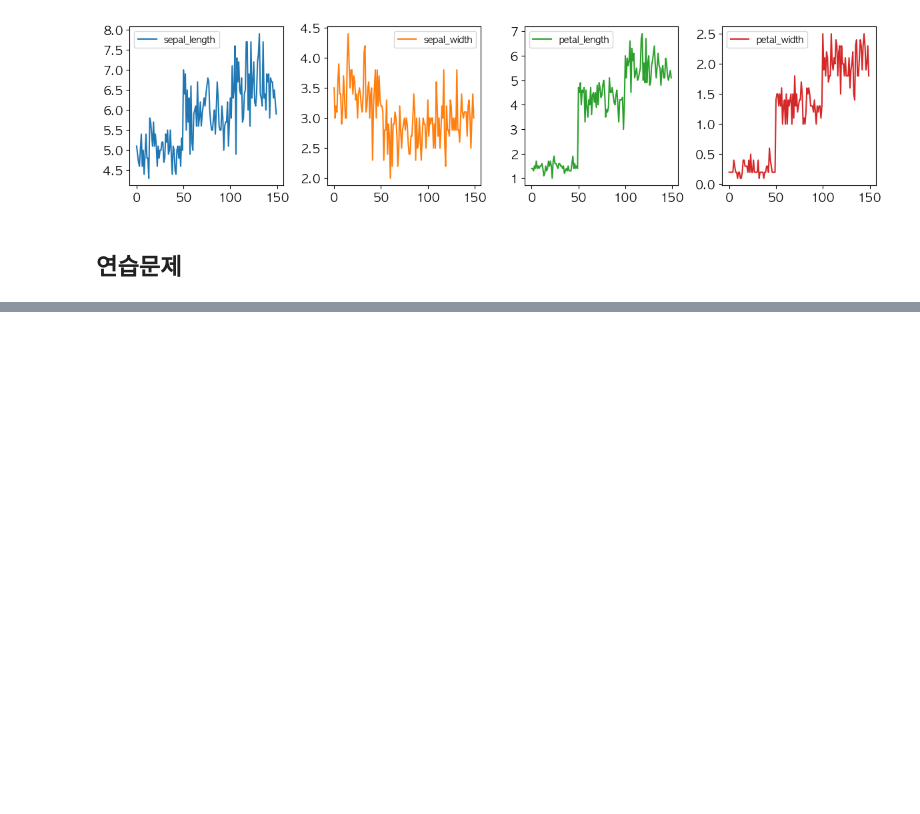
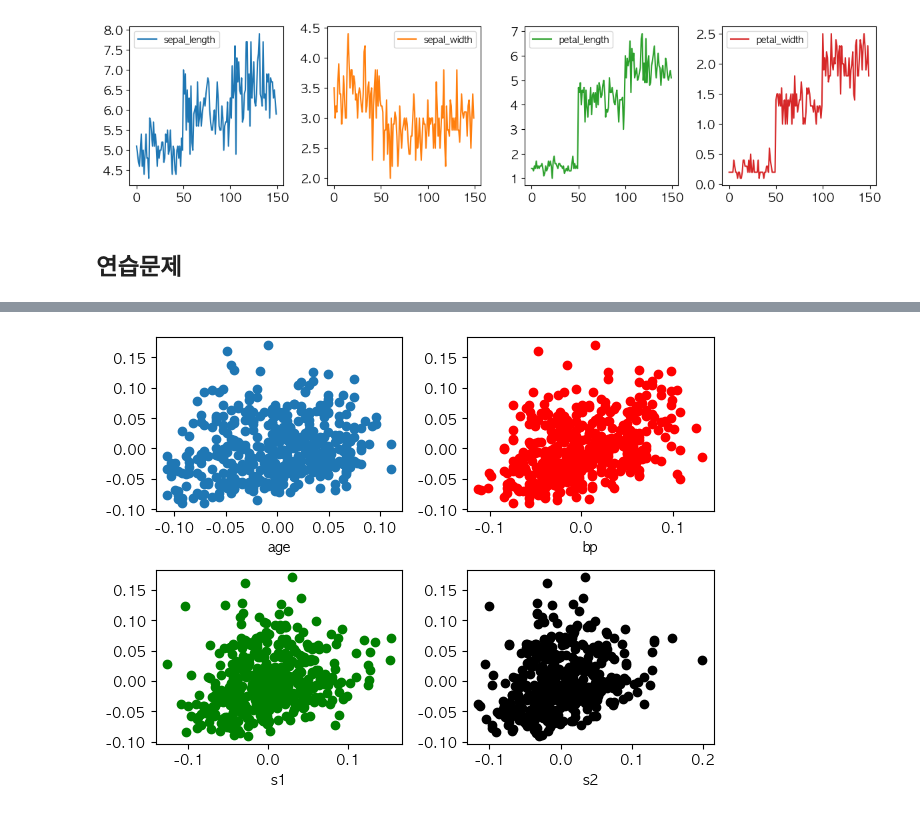
Before and after one commit to chae030/DCAV, a Jupyter notebook: final.ipynb, the cells around one changed output, grey strips where cells are left out. Saved outputs shown, nothing was run; the diff lists cells and outputs as text; code cells hidden in the pictures; blank space fills up the shorter version.

```diff
--- a/final.ipynb
+++ b/final.ipynb
@@ -536,0 +553,5 @@ flights = sns.load_dataset('flights')
+# %%
+# 2
+from sklearn.datasets import load_diabetes
+diabetes = load_diabetes()
+diabetes
@@ -536,0 +580,2 @@ flights = sns.load_dataset('flights')
+# %%
+df = pd.DataFrame(diabetes.data, columns=diabetes.feature_names)
@@ -536,0 +598,18 @@ flights = sns.load_dataset('flights')
+# %%
+fig, axes = plt.subplots(2, 2)
+
+axes[0, 0].scatter(df['age'], df['bmi'])
+axes[0, 0].set_xlabel('age')
+
+axes[0, 1].scatter(df['bp'], df['bmi'], color='red')
+axes[0, 1].set_xlabel('bp')
+
+axes[1, 0].scatter(df['s1'], df['bmi'], color='green')
+axes[1, 0].set_xlabel('s1')
+
+axes[1, 1].scatter(df['s2'], df['bmi'], color='black')
+axes[1, 1].set_xlabel('s2')
+
+plt.tight_layout()
+# %% [output]
+[figure, added]
```
Also changed, not shown: parts of 19 cells of this notebook.
